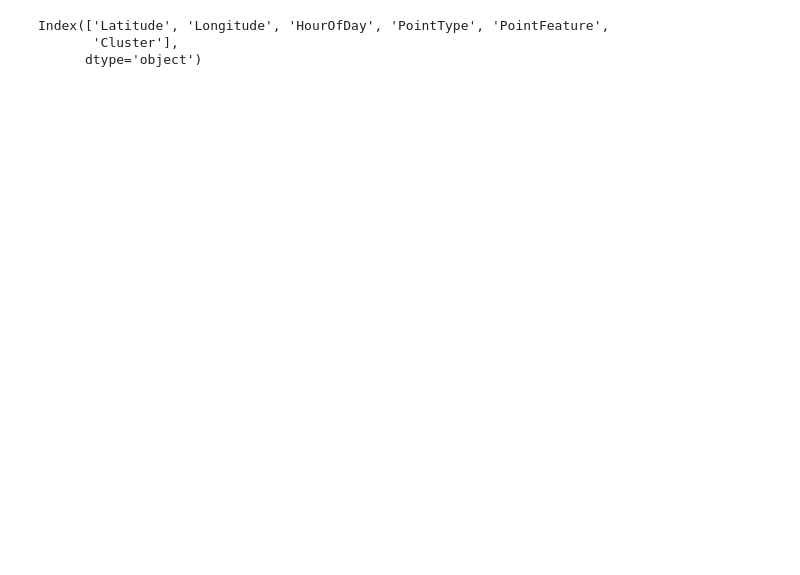
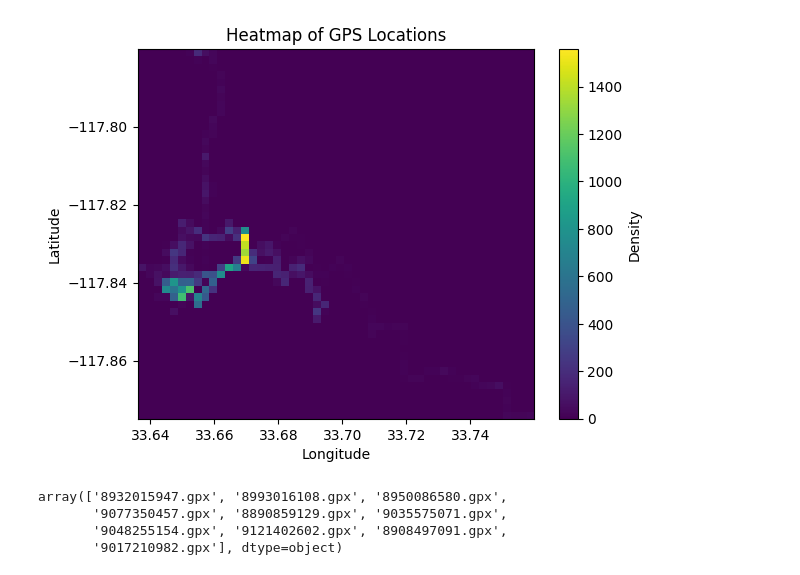
Before and after one commit to mahanthathreyee/strava-local-heatmap, a Jupyter notebook: triangulation.ipynb, the cells around one changed output. Drawn from its saved outputs; the diff is of its cells as text; code cells hidden in the pictures; blank space fills up the shorter version.

```diff
--- a/triangulation.ipynb
+++ b/triangulation.ipynb
@@ -436,6 +258,0 @@ Cluster
-# %%
-df.columns
-# %% [output]
-Index(['Latitude', 'Longitude', 'HourOfDay', 'PointType', 'PointFeature',
-       'Cluster'],
-      dtype='object')
@@ -441,0 +266,30 @@ Index(['Latitude', 'Longitude', 'HourOfDay', 'PointType', 'PointFeature',
+# %%
+def get_coordinates(gpx_file):
+    gpx_file = open(gpx_file, 'r')
+    gpx = gpxpy.parse(gpx_file)
+    coordinates = []
+    for track in gpx.tracks:
+        for segment in track.segments:
+            for point in segment.points:
+                coordinates.append((point.latitude, point.longitude))
+    return coordinates
+# %%
+data = []
+for file in df['FileID']:
+    coordinates = get_coordinates(gpx_directory + file)
+    data.extend(coordinates)
+# %%
+df_coordinates = pd.DataFrame(data, columns=['Latitude', 'Longitude'])
+# %%
+# Step 2 and 3: Generate and Aggregate Heatmaps
+heatmap, xedges, yedges = np.histogram2d(df_coordinates['Latitude'], df_coordinates['Longitude'], bins=50)
+extent = [xedges[0], xedges[-1], yedges[0], yedges[-1]]
+# %%
+plt.imshow(heatmap.T, origin='lower', extent=extent, aspect='auto')
+plt.colorbar(label='Density')
+plt.title('Heatmap of GPS Locations')
+plt.xlabel('Longitude')
+plt.ylabel('Latitude')
+plt.show()
+# %% [output]
+[figure, added]
@@ -441,0 +308,7 @@ Index(['Latitude', 'Longitude', 'HourOfDay', 'PointType', 'PointFeature',
+# %%
+df[df['Cluster'] == '2_0_Start']['FileID'].unique()
+# %% [output]
+array(['8932015947.gpx', '8993016108.gpx', '8950086580.gpx',
+       '9077350457.gpx', '8890859129.gpx', '9035575071.gpx',
+       '9048255154.gpx', '9121402602.gpx', '8908497091.gpx',
+       '9017210982.gpx'], dtype=object)
```
Also changed, not shown: parts of 33 cells of this notebook.
